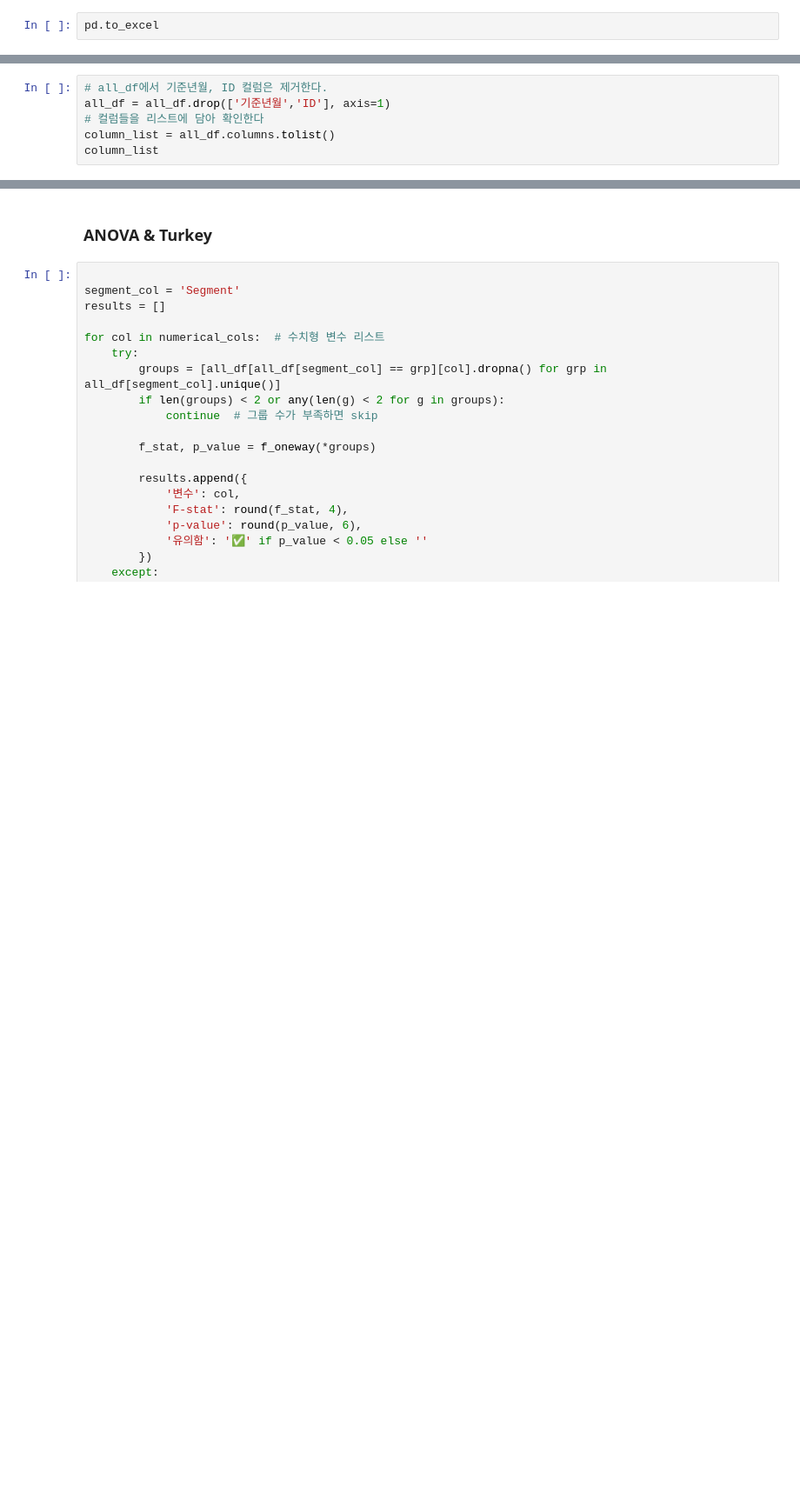
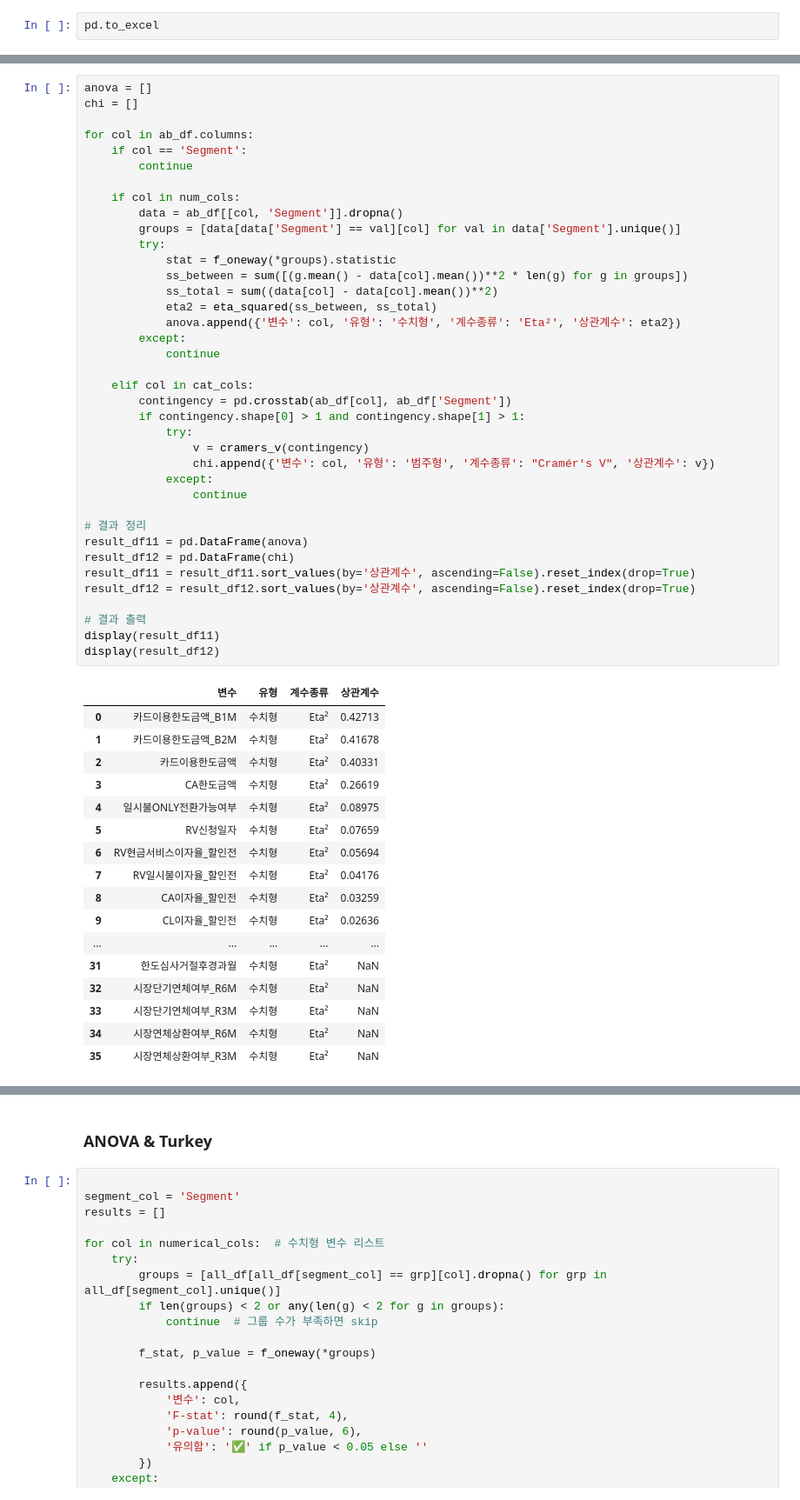
Before and after one commit to LikeLionProjectOrg/FinalProject, a Jupyter notebook: members/조준혁/ipynb/04_데이터 상관분석(신용정보).ipynb, the cells around one changed output, grey strips where cells are left out. Shown at 87% size. Drawn from its saved outputs; the diff is of its cells as text; blank space fills up the shorter version.

```diff
--- a/members/조준혁/ipynb/04_데이터 상관분석(신용정보).ipynb
+++ b/members/조준혁/ipynb/04_데이터 상관분석(신용정보).ipynb
@@ -253,6 +278,0 @@ pd.to_excel
-# %%
-# all_df에서 기준년월, ID 컬럼은 제거한다.
-all_df = all_df.drop(['기준년월','ID'], axis=1)
-# 컬럼들을 리스트에 담아 확인한다
-column_list = all_df.columns.tolist()
-column_list
@@ -689,0 +463,56 @@ display(correlation_df)
+# %%
+anova = []
+chi = []
+
+for col in ab_df.columns:
+    if col == 'Segment':
+        continue
+
+    if col in num_cols:
+        data = ab_df[[col, 'Segment']].dropna()
+        groups = [data[data['Segment'] == val][col] for val in data['Segment'].unique()]
+        try:
+            stat = f_oneway(*groups).statistic
+            ss_between = sum([(g.mean() - data[col].mean())**2 * len(g) for g in groups])
+            ss_total = sum((data[col] - data[col].mean())**2)
+            eta2 = eta_squared(ss_between, ss_total)
+            anova.append({'변수': col, '유형': '수치형', '계수종류': 'Eta²', '상관계수': eta2})
+        except:
+            continue
+
+    elif col in cat_cols:
+        contingency = pd.crosstab(ab_df[col], ab_df['Segment'])
+        if contingency.shape[0] > 1 and contingency.shape[1] > 1:
+            try:
+                v = cramers_v(contingency)
+                chi.append({'변수': col, '유형': '범주형', '계수종류': "Cramér's V", '상관계수': v})
+            except:
+                continue
+
+# 결과 정리
+result_df11 = pd.DataFrame(anova)
+result_df12 = pd.DataFrame(chi)
+result_df11 = result_df11.sort_values(by='상관계수', ascending=False).reset_index(drop=True)
+result_df12 = result_df12.sort_values(by='상관계수', ascending=False).reset_index(drop=True)
+
+# 결과 출력
+display(result_df11)
+display(result_df12)
+# %% [output]
+|  | 변수 | 유형 | 계수종류 | 상관계수 |
+| 0 | 카드이용한도금액_B1M | 수치형 | Eta² | 0.42713 |
+| 1 | 카드이용한도금액_B2M | 수치형 | Eta² | 0.41678 |
+| 2 | 카드이용한도금액 | 수치형 | Eta² | 0.40331 |
+| 3 | CA한도금액 | 수치형 | Eta² | 0.26619 |
+| 4 | 일시불ONLY전환가능여부 | 수치형 | Eta² | 0.08975 |
+| 5 | RV신청일자 | 수치형 | Eta² | 0.07659 |
+| 6 | RV현금서비스이자율_할인전 | 수치형 | Eta² | 0.05694 |
+| 7 | RV일시불이자율_할인전 | 수치형 | Eta² | 0.04176 |
+| 8 | CA이자율_할인전 | 수치형 | Eta² | 0.03259 |
+| 9 | CL이자율_할인전 | 수치형 | Eta² | 0.02636 |
+| ... | ... | ... | ... | ... |
+| 31 | 한도심사거절후경과월 | 수치형 | Eta² | NaN |
+| 32 | 시장단기연체여부_R6M | 수치형 | Eta² | NaN |
+| 33 | 시장단기연체여부_R3M | 수치형 | Eta² | NaN |
+| 34 | 시장연체상환여부_R6M | 수치형 | Eta² | NaN |
+| 35 | 시장연체상환여부_R3M | 수치형 | Eta² | NaN |
```
Also changed, not shown: parts of 43 cells of this notebook, 21 other files.
